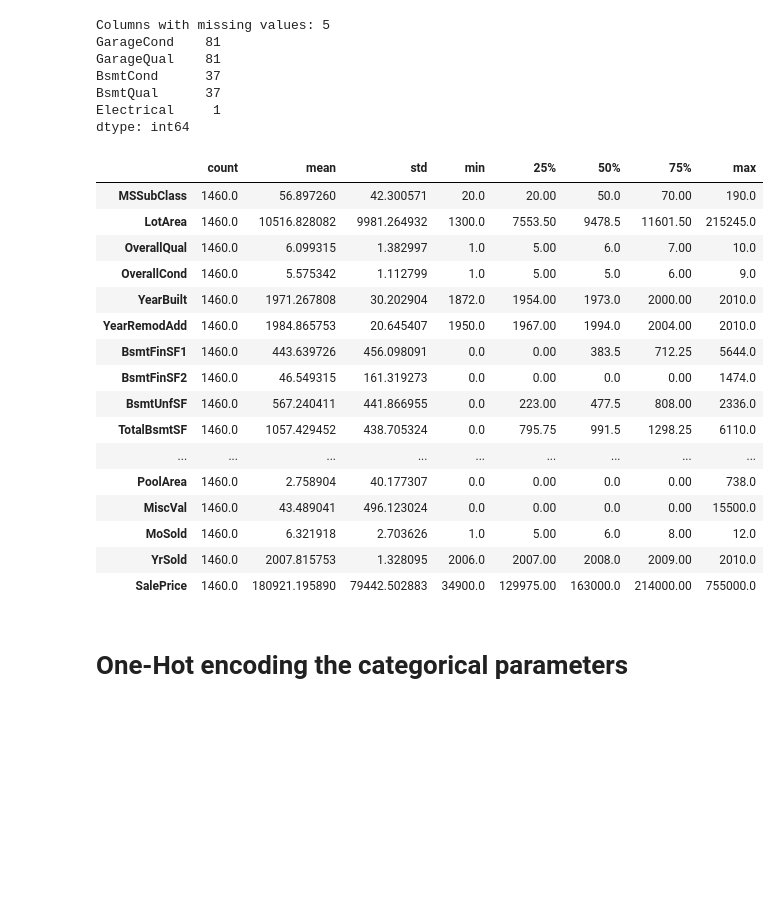
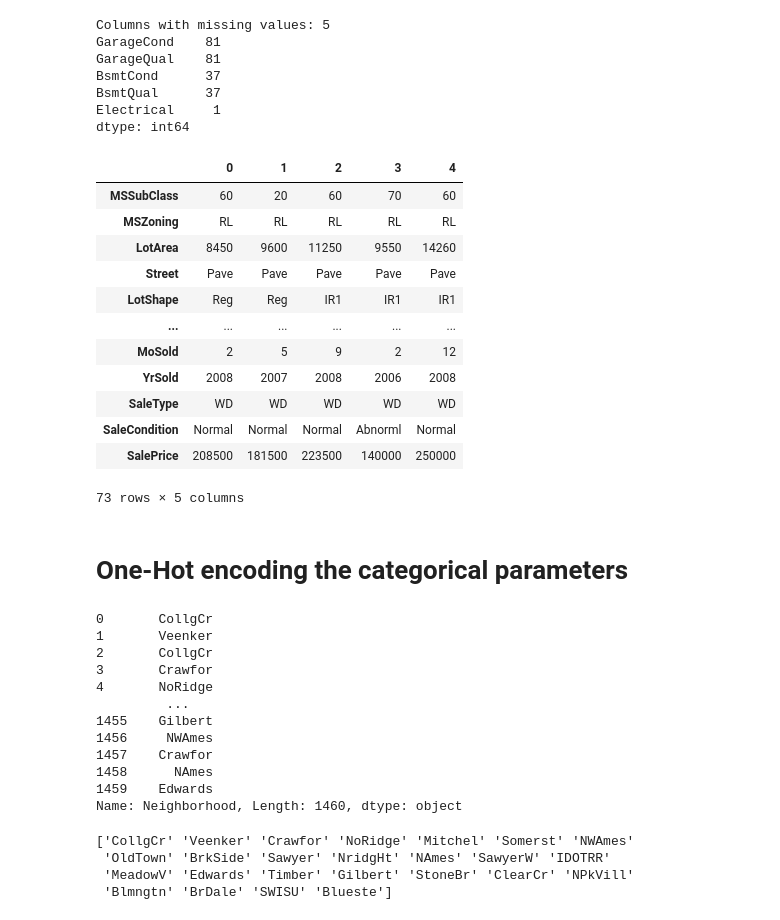
Before and after one commit to treesamarygeorge/Assignment, a Jupyter notebook: HOUSING PRICE.ipynb, the cells around one changed output. Cells and saved outputs as stored; diff of their text form; code cells hidden in the pictures; blank space fills up the shorter version.

```diff
--- a/HOUSING PRICE.ipynb
+++ b/HOUSING PRICE.ipynb
@@ -221,24 +221,20 @@ BsmtQual      37
 Electrical     1
 dtype: int64
 # %%
-train.describe().T
+train.head().T
 # %% [output]
-|  | count | mean | std | min | 25% | 50% | 75% | max |
-| MSSubClass | 1460.0 | 56.897260 | 42.300571 | 20.0 | 20.00 | 50.0 | 70.00 | 190.0 |
-| LotArea | 1460.0 | 10516.828082 | 9981.264932 | 1300.0 | 7553.50 | 9478.5 | 11601.50 | 215245.0 |
-| OverallQual | 1460.0 | 6.099315 | 1.382997 | 1.0 | 5.00 | 6.0 | 7.00 | 10.0 |
-| OverallCond | 1460.0 | 5.575342 | 1.112799 | 1.0 | 5.00 | 5.0 | 6.00 | 9.0 |
-| YearBuilt | 1460.0 | 1971.267808 | 30.202904 | 1872.0 | 1954.00 | 1973.0 | 2000.00 | 2010.0 |
-| YearRemodAdd | 1460.0 | 1984.865753 | 20.645407 | 1950.0 | 1967.00 | 1994.0 | 2004.00 | 2010.0 |
-| BsmtFinSF1 | 1460.0 | 443.639726 | 456.098091 | 0.0 | 0.00 | 383.5 | 712.25 | 5644.0 |
-| BsmtFinSF2 | 1460.0 | 46.549315 | 161.319273 | 0.0 | 0.00 | 0.0 | 0.00 | 1474.0 |
-| BsmtUnfSF | 1460.0 | 567.240411 | 441.866955 | 0.0 | 223.00 | 477.5 | 808.00 | 2336.0 |
-| TotalBsmtSF | 1460.0 | 1057.429452 | 438.705324 | 0.0 | 795.75 | 991.5 | 1298.25 | 6110.0 |
-| ... | ... | ... | ... | ... | ... | ... | ... | ... |
-| PoolArea | 1460.0 | 2.758904 | 40.177307 | 0.0 | 0.00 | 0.0 | 0.00 | 738.0 |
-| MiscVal | 1460.0 | 43.489041 | 496.123024 | 0.0 | 0.00 | 0.0 | 0.00 | 15500.0 |
-| MoSold | 1460.0 | 6.321918 | 2.703626 | 1.0 | 5.00 | 6.0 | 8.00 | 12.0 |
-| YrSold | 1460.0 | 2007.815753 | 1.328095 | 2006.0 | 2007.00 | 2008.0 | 2009.00 | 2010.0 |
-| SalePrice | 1460.0 | 180921.195890 | 79442.502883 | 34900.0 | 129975.00 | 163000.0 | 214000.00 | 755000.0 |
+|  | 0 | 1 | 2 | 3 | 4 |
+| MSSubClass | 60 | 20 | 60 | 70 | 60 |
+| MSZoning | RL | RL | RL | RL | RL |
+| LotArea | 8450 | 9600 | 11250 | 9550 | 14260 |
+| Street | Pave | Pave | Pave | Pave | Pave |
+| LotShape | Reg | Reg | IR1 | IR1 | IR1 |
+| ... | ... | ... | ... | ... | ... |
+| MoSold | 2 | 5 | 9 | 2 | 12 |
+| YrSold | 2008 | 2007 | 2008 | 2006 | 2008 |
+| SaleType | WD | WD | WD | WD | WD |
+| SaleCondition | Normal | Normal | Normal | Abnorml | Normal |
+| SalePrice | 208500 | 181500 | 223500 | 140000 | 250000 |
+73 rows × 5 columns
 # %% [markdown]
 # One-Hot encoding the categorical parameters
@@ -244,0 +243,22 @@ train.describe().T
+# %%
+cat_train
+# %% [output]
+0       CollgCr
+1       Veenker
+2       CollgCr
+3       Crawfor
+4       NoRidge
+         ...
+1455    Gilbert
+1456     NWAmes
+1457    Crawfor
+1458      NAmes
+1459    Edwards
+Name: Neighborhood, Length: 1460, dtype: object
+# %%
+print(train['Neighborhood'].unique())
+# %% [output]
+['CollgCr' 'Veenker' 'Crawfor' 'NoRidge' 'Mitchel' 'Somerst' 'NWAmes'
+ 'OldTown' 'BrkSide' 'Sawyer' 'NridgHt' 'NAmes' 'SawyerW' 'IDOTRR'
+ 'MeadowV' 'Edwards' 'Timber' 'Gilbert' 'StoneBr' 'ClearCr' 'NPkVill'
+ 'Blmngtn' 'BrDale' 'SWISU' 'Blueste']
```
Also changed, not shown: parts of 35 cells of this notebook.
